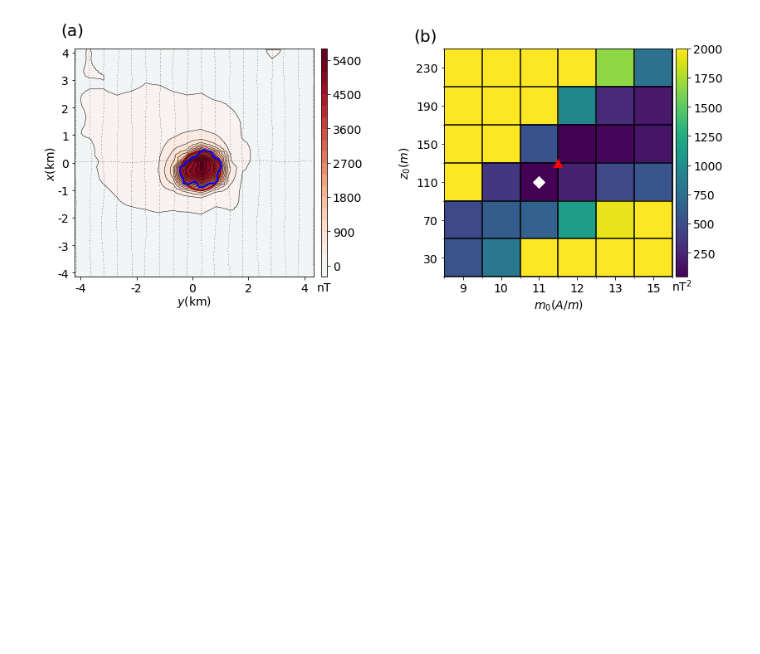
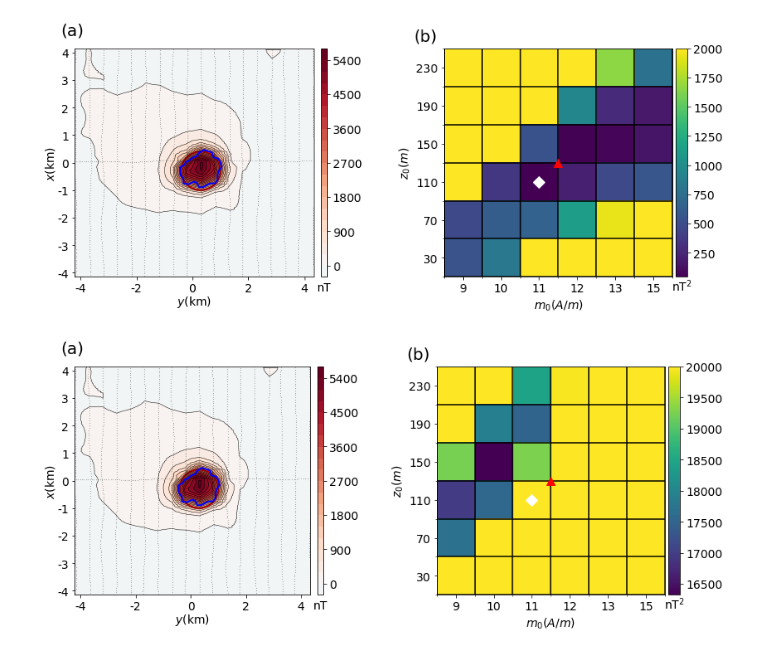
Before and after one commit to pinga-lab/magnetic-radial-inversion, a Jupyter notebook: code/complex-body/RTP_anomaly.ipynb, the cells around one changed output. Drawn from its saved outputs; the diff is of its cells as text; code cells hidden in the pictures; blank space fills up the shorter version.

```diff
--- a/code/complex-body/RTP_anomaly.ipynb
+++ b/code/complex-body/RTP_anomaly.ipynb
@@ -226,6 +226,7 @@ inversion['results'][17][1][0][-1]
 # %%
 # building the matrix of the goal function
 gamma_matrix = mfun.goal_matrix(n, m, inversion['results'])
+igamma_matrix = mfun.goal_matrix_ig(n, m, inversion['results'])
 # %%
 plt.figure(figsize=(12,5))
 
@@ -277,3 +278,54 @@ plt.savefig('../../manuscript/figures/complex_rtp.png', dpi=300, bbox_inches='ti
 plt.show()
 # %% [output]
 [figure]
+# %%
+plt.figure(figsize=(12,5))
+
+ax2 = plt.subplot(121)
+circle1 = plt.Circle((x0, y0), 700, color='r', linewidth=2., fill=False)
+#plt.title('Predicted RTP', fontsize=20)
+plt.tricontour(yp, xp, rtp, 20, colors='k', linewidths=0.5)
+plt.tricontourf(yp, xp, rtp, 20, cmap='RdBu_r', vmin=-np.max(rtp_true), vmax=np.max(rtp_true)).ax.tick_params(labelsize=14)
+plt.plot(yp, xp, '.k', markersize=0.2)
+plt.xlabel('$y$(km)', fontsize=14, labelpad=0)
+plt.ylabel('$x$(km)', fontsize=14, labelpad=0)
+clb = plt.colorbar(pad=0.025, aspect=40, shrink=1)
+clb.ax.tick_params(labelsize=14)
+clb.ax.set_title('nT', pad=-292, fontsize=14)
+mpl.polygon(model['prisms'][0], '-b', linewidth=2., xy2ne=True)
+ax2.add_artist(circle1)
+plt.text(np.min(yp)-500, np.max(xp)+500, '(a)', fontsize=20)
+mpl.m2km()
+
+ax2 = plt.subplot(1,2,2)
+w = 3
+img = ax2.imshow(igamma_matrix, vmin=np.min(igamma_matrix),
+                vmax=20000, origin='lower',extent=[0,w,0,w])
+clb = plt.colorbar(img, pad=0.012, shrink=1)
+clb.ax.set_title('nT$^2$', pad=-292, fontsize=14)
+clb.ax.tick_params(labelsize=14)
+img.axes.tick_params(labelsize=14)
+plt.ylabel('$z_0 (m)$', fontsize=14)
+plt.xlabel('$m_0 (A/m)$', fontsize=14)
+ax2.text(-0.4, 3.1, '(b)', fontsize=20)
+plt.plot((2.*truevalues[1]+1.)*w/(2.*m), (2.*truevalues[0]+1.)*w/(2.*n), '^r', markersize=10)
+plt.plot((2.*solution[1]+1.)*w/(2.*m), (2.*solution[0]+1.)*w/(2.*n), 'Dw', markersize=10)
+x_label_list = []
+y_label_list = []
+for xl, yl in zip(intensity,z0):
+    x_label_list.append(str(xl)[:-2])
+    y_label_list.append(str(yl)[:-2])
+ax2.set_xticks(np.linspace(w/(2.*n), w - w/(2.*n), n))
+ax2.set_yticks(np.linspace(w/(2.*m), w - w/(2.*m), m))
+ax2.set_xticklabels(x_label_list)
+ax2.set_yticklabels(y_label_list)
+# Minor ticks
+ax2.set_xticks(np.linspace(0, w, n+1), minor=True)
+ax2.set_yticks(np.linspace(0, w, m+1), minor=True)
+ax2.grid(which='minor', color='k', linewidth=1.5)
+
+plt.tight_layout(pad = 2.)
+#plt.savefig('../../manuscript/figures/complex_rtp.png', dpi=300, bbox_inches='tight')
+plt.show()
+# %% [output]
+[figure, added]
```
Also changed, not shown: parts of 1 cell of this notebook, 2 other files.
